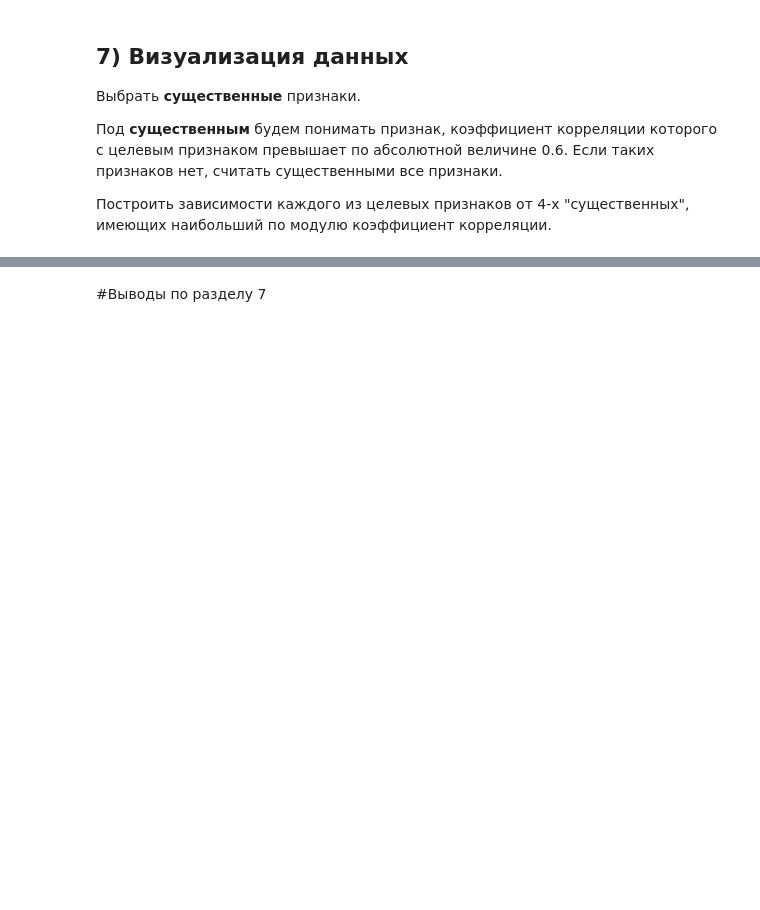
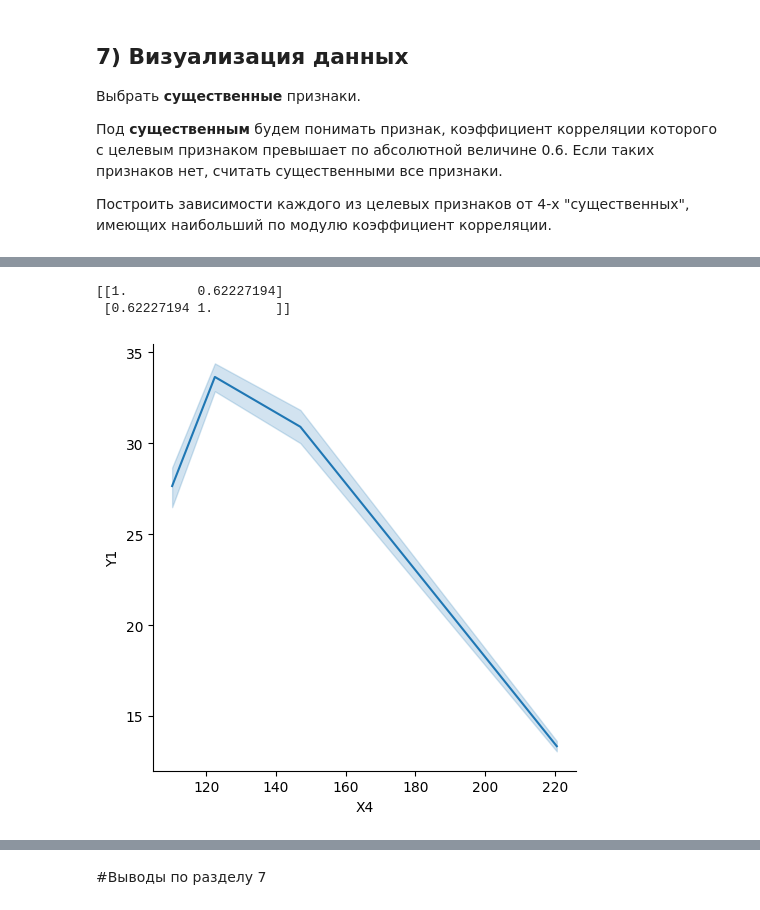
Before and after one commit to Am1rTl/Info, a Jupyter notebook: "ДЗ_Регрессия_1_ipynb".ipynb, the cells around one changed output, grey strips where cells are left out. Saved outputs shown, nothing was run; the diff lists cells and outputs as text; code cells hidden in the pictures; blank space fills up the shorter version.

```diff
--- a/"ДЗ_Регрессия_1_ipynb".ipynb
+++ b/"ДЗ_Регрессия_1_ipynb".ipynb
@@ -170,0 +180,8 @@ import seaborn as sns
+# %%
+#Четвёртая зависимость
+sns.relplot(data=data, x="X4", y="Y1",kind = 'line')
+print(np.corrcoef(data['X1'], data['Y1']))
+# %% [output]
+[[1.         0.62227194]
+ [0.62227194 1.        ]]
+[figure, added]
```
Also changed, not shown: parts of 18 cells of this notebook.
